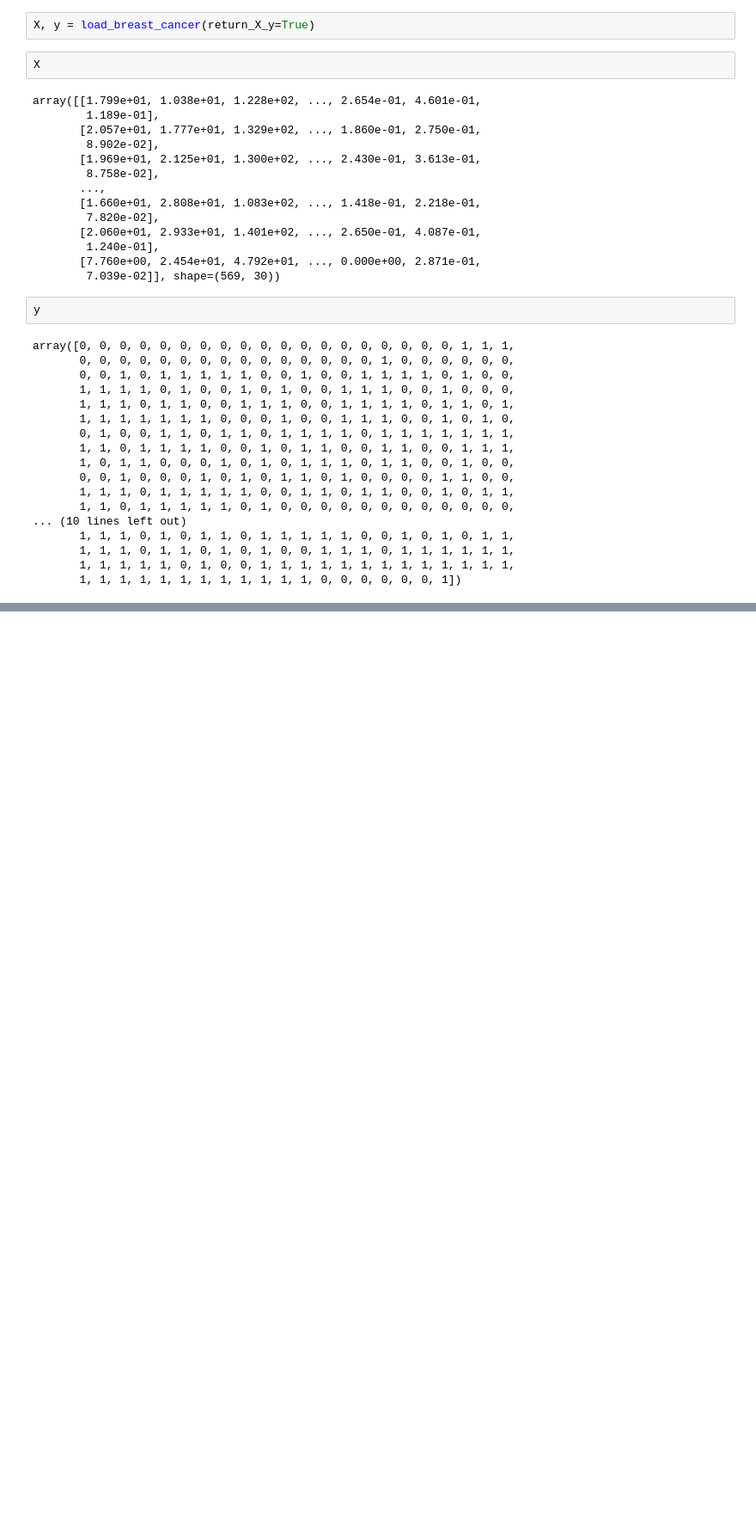
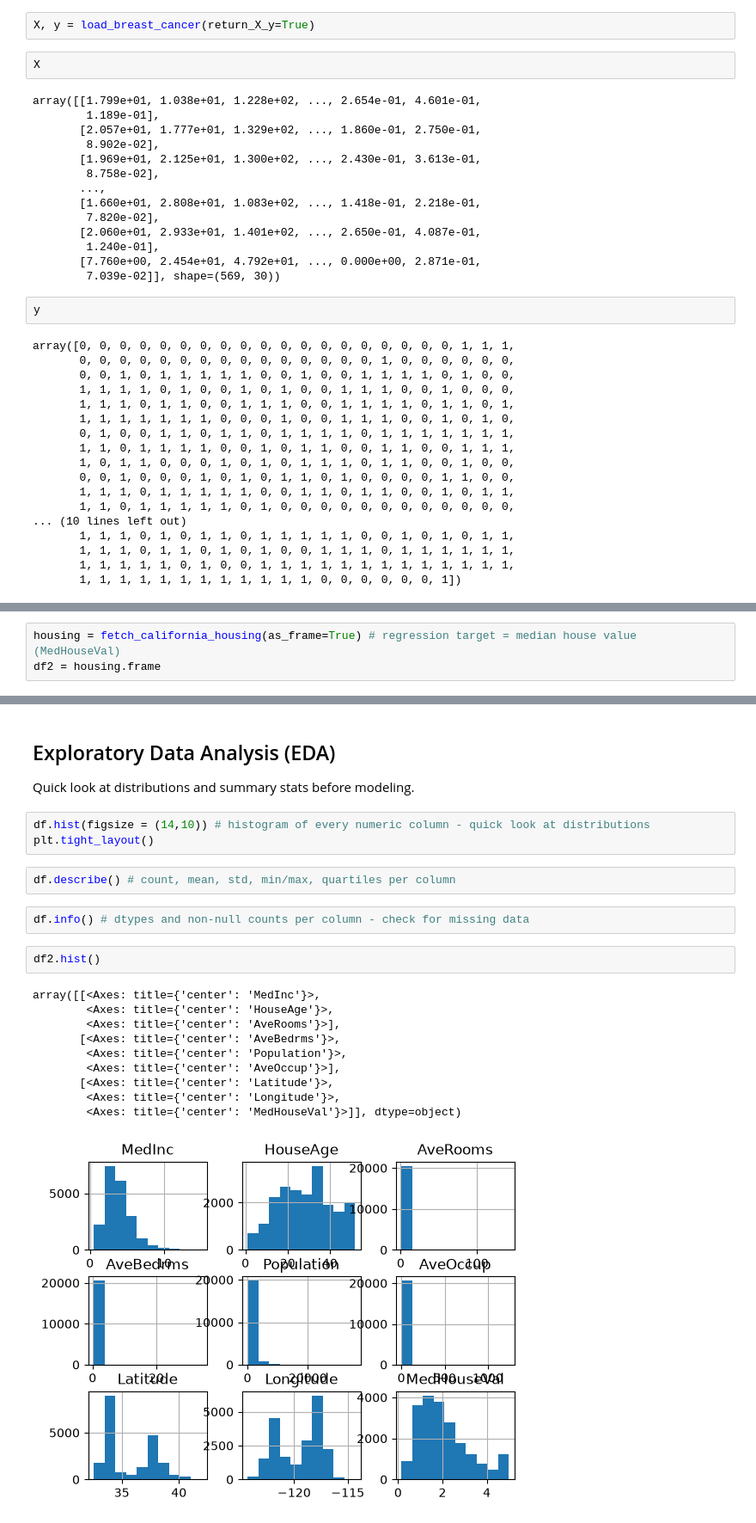
Before and after one commit to MuhammadAhmedMasood/data_analysis_with_python, a Jupyter notebook: Ahmed_scikit_learn_tutorial.ipynb, the cells around one changed output, grey strips where cells are left out. Shown at 86% size. Drawn from its saved outputs; the diff is of its cells as text; blank space fills up the shorter version.

```diff
--- a/Ahmed_scikit_learn_tutorial.ipynb
+++ b/Ahmed_scikit_learn_tutorial.ipynb
@@ -85,0 +209,3 @@ knn.predict([]) # any new instance passes as array and can use trained model to
+# %%
+housing = fetch_california_housing(as_frame=True) # regression target = median house value (MedHouseVal)
+df2 = housing.frame
@@ -85,0 +228,24 @@ knn.predict([]) # any new instance passes as array and can use trained model to
+# %% [markdown]
+## Exploratory Data Analysis (EDA)
+
+Quick look at distributions and summary stats before modeling.
+# %%
+df.hist(figsize = (14,10)) # histogram of every numeric column - quick look at distributions
+plt.tight_layout()
+# %%
+df.describe() # count, mean, std, min/max, quartiles per column
+# %%
+df.info() # dtypes and non-null counts per column - check for missing data
+# %%
+df2.hist()
+# %% [output]
+array([[<Axes: title={'center': 'MedInc'}>,
+        <Axes: title={'center': 'HouseAge'}>,
+        <Axes: title={'center': 'AveRooms'}>],
+       [<Axes: title={'center': 'AveBedrms'}>,
+        <Axes: title={'center': 'Population'}>,
+        <Axes: title={'center': 'AveOccup'}>],
+       [<Axes: title={'center': 'Latitude'}>,
+        <Axes: title={'center': 'Longitude'}>,
+        <Axes: title={'center': 'MedHouseVal'}>]], dtype=object)
+[figure, added]
```
Also changed, not shown: parts of 44 cells of this notebook.
